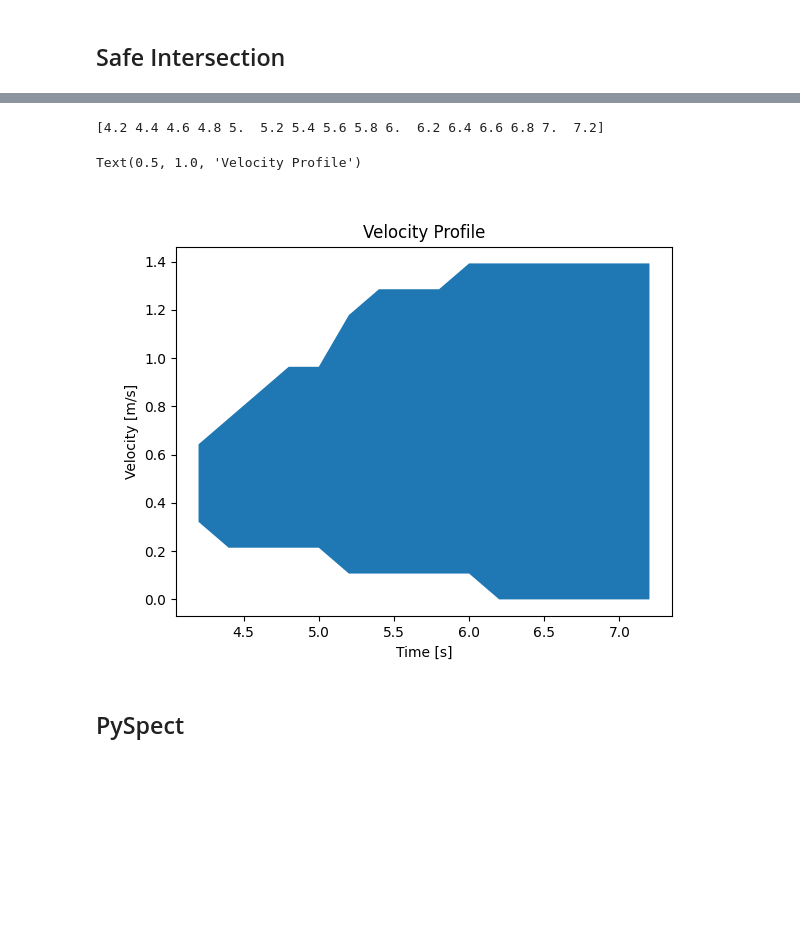
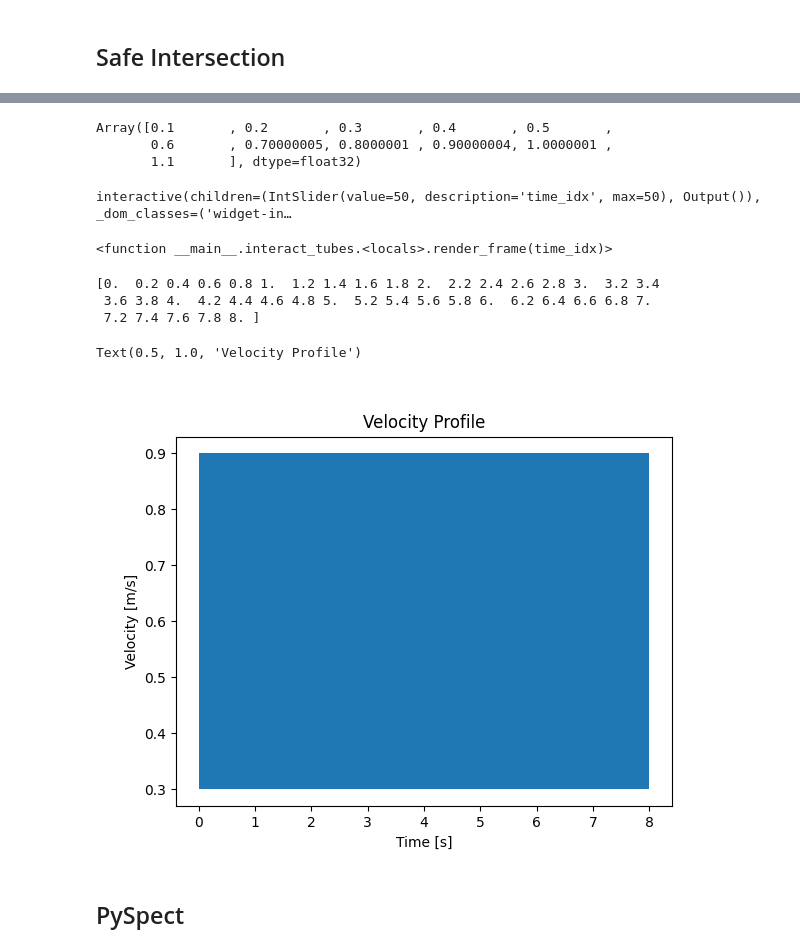
Before and after one commit to sulthansf/pyspect, a Jupyter notebook: examples/hj.ipynb, the cells around one changed output, grey strips where cells are left out. Cells and saved outputs as stored; diff of their text form; code cells hidden in the pictures; blank space fills up the shorter version.

```diff
--- a/examples/hj.ipynb
+++ b/examples/hj.ipynb
@@ -10,21 +12,21 @@ import pyspect as ps
 from ipywidgets import interact, IntSlider
 from functools import partial
 # %%
-BACKGROUND = plt.imread('Eskilstuna-Intersection.png')
+BACKGROUND_PATH = 'Eskilstuna-Intersection.png'
 
 reach_dynamics = hj.systems.Bicycle5D(min_steer=-np.pi,
                                       max_steer=+np.pi,
-                                      min_accel=-0.5,
-                                      max_accel=+0.5).with_mode('reach')
+                                      min_accel=-0.3,
+                                      max_accel=+0.3).with_mode('reach')
 avoid_dynamics = hj.systems.Bicycle5D(min_steer=-np.pi,
                                       max_steer=+np.pi,
-                                      min_accel=-0.5,
-                                      max_accel=+0.5).with_mode('avoid')
+                                      min_accel=-0.3,
+                                      max_accel=+0.3).with_mode('avoid')
 
-min_bounds = np.array([0.0, 0.0, -np.pi, -np.pi/5, +0.0])
-max_bounds = np.array([8.0, 6.0, +np.pi, +np.pi/5, +1.5])
+min_bounds = np.array([0.0, 0.0, -np.pi, -np.pi/5, +0.1])
+max_bounds = np.array([8.0, 6.0, +np.pi, +np.pi/5, +1.1])
 grid = hj.Grid.from_lattice_parameters_and_boundary_conditions(hj.sets.Box(min_bounds, max_bounds),
-                                                               (61, 46, 31, 7, 15),
+                                                               (61, 46, 31, 7, 11),
                                                                periodic_dims=2)
 
 X, Y, A, D, V = range(grid.ndim)
@@ -452,24 +515,43 @@ plot_map(
+# %%
+grid.coordinate_vectors[4]
+# %% [output]
+Array([0.1       , 0.2       , 0.3       , 0.4       , 0.5       ,
+       0.6       , 0.70000005, 0.8000001 , 0.90000004, 1.0000001 ,
+       1.1       ], dtype=float32)
+# %%
+I, F = interact_tubes(
+    new_timeline(10),
+    ('Blues',   v1_pass1),
+    # ('Greens',  v1_pass3),
+    # ('Reds',    v1_pass4),
+)
+I(F)
+# %% [output]
+interactive(children=(IntSlider(value=50, description='time_idx', max=50), Output()), _dom_classes=('widget-in…
+<function __main__.interact_tubes.<locals>.render_frame(time_idx)>
 # %%
-vf = v1_pass4
+vf = v1_pass1
 vf = shp.project_onto(vf, 0, 5)
 
 idx = np.where(vf <= 0)
 
 itov = lambda i: grid.coordinate_vectors[4][i]
 xs = new_timeline(8)
 miny = np.array([itov(min(idx[1][idx[0] == i])) for i in range(len(xs)) if len(idx[1][idx[0] == i])])
 maxy = np.array([itov(max(idx[1][idx[0] == i])) for i in range(len(xs)) if len(idx[1][idx[0] == i])])
 xs = np.array([xs[i]for i in range(len(xs)) if len(idx[1][idx[0] == i])])
 print(xs)
 plt.figure()
 plt.fill_between(xs, miny, maxy)
 plt.xlabel('Time [s]')
 plt.ylabel('Velocity [m/s]')
 plt.title('Velocity Profile')
 # %% [output]
-[4.2 4.4 4.6 4.8 5.  5.2 5.4 5.6 5.8 6.  6.2 6.4 6.6 6.8 7.  7.2]
+[0.  0.2 0.4 0.6 0.8 1.  1.2 1.4 1.6 1.8 2.  2.2 2.4 2.6 2.8 3.  3.2 3.4
+ 3.6 3.8 4.  4.2 4.4 4.6 4.8 5.  5.2 5.4 5.6 5.8 6.  6.2 6.4 6.6 6.8 7.
+ 7.2 7.4 7.6 7.8 8. ]
 Text(0.5, 1.0, 'Velocity Profile')
-[figure, old version]
+[figure, new version]
 # %% [markdown]
 ## PySpect
 # %%
```
Also changed, not shown: parts of 7 cells of this notebook.
